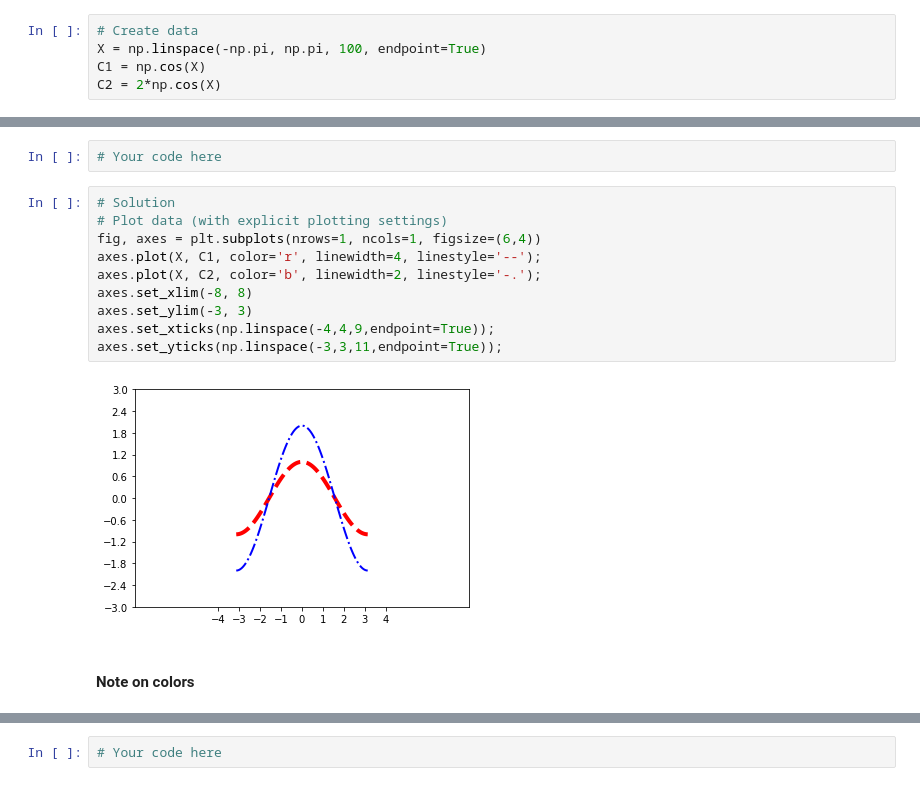
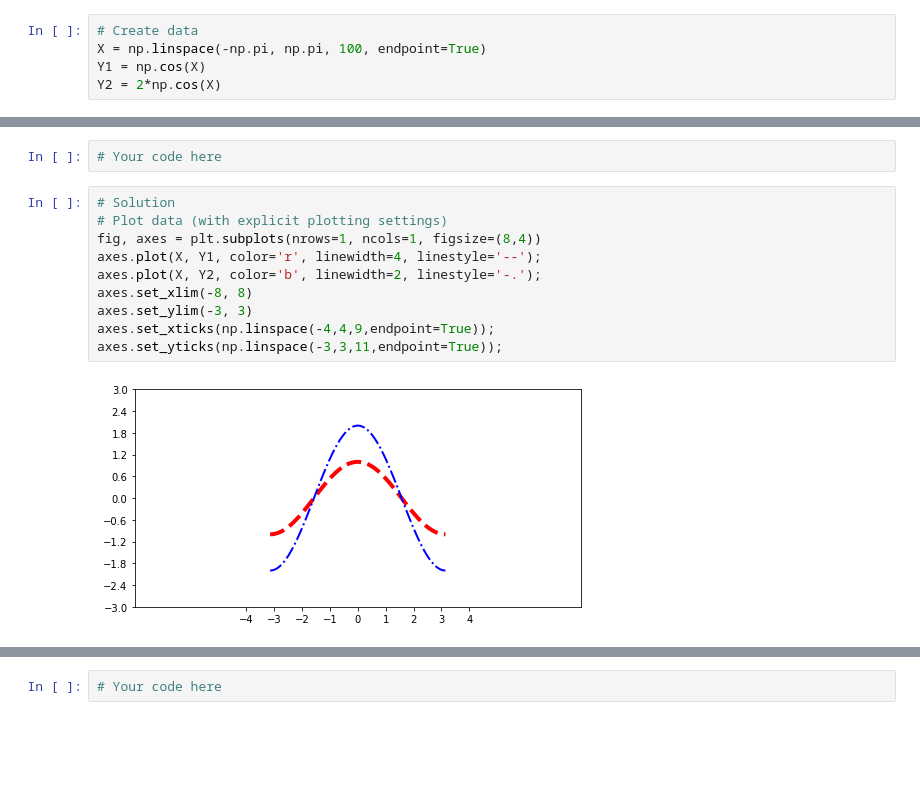
Before and after one commit to ueapy/pythoncourse2018-materials, a Jupyter notebook: notebooks/15-Matplotlib.ipynb, the cells around one changed output, grey strips where cells are left out. Saved outputs shown, nothing was run; the diff lists cells and outputs as text; blank space fills up the shorter version.

```diff
--- a/notebooks/15-Matplotlib.ipynb
+++ b/notebooks/15-Matplotlib.ipynb
@@ -120,8 +124,8 @@ import numpy as np
 # %%
 # Create data
 X = np.linspace(-np.pi, np.pi, 100, endpoint=True)
-C1 = np.cos(X)
-C2 = 2*np.cos(X)
+Y1 = np.cos(X)
+Y2 = 2*np.cos(X)
 # %%
 # Plot data
 fig, axes = plt.subplots()
@@ -151,14 +161,12 @@ axes.set_yticks(np.linspace(-2,2,9,endpoint=True));
 # %%
 # Solution
 # Plot data (with explicit plotting settings)
-fig, axes = plt.subplots(nrows=1, ncols=1, figsize=(6,4))
-axes.plot(X, C1, color='r', linewidth=4, linestyle='--');
-axes.plot(X, C2, color='b', linewidth=2, linestyle='-.');
+fig, axes = plt.subplots(nrows=1, ncols=1, figsize=(8,4))
+axes.plot(X, Y1, color='r', linewidth=4, linestyle='--');
+axes.plot(X, Y2, color='b', linewidth=2, linestyle='-.');
 axes.set_xlim(-8, 8)
 axes.set_ylim(-3, 3)
 axes.set_xticks(np.linspace(-4,4,9,endpoint=True));
 axes.set_yticks(np.linspace(-3,3,11,endpoint=True));
 # %% [output]
-[figure, old version]
+[figure, new version]
-# %% [markdown]
-#### Note on colors
```
Also changed, not shown: parts of 41 cells of this notebook.
